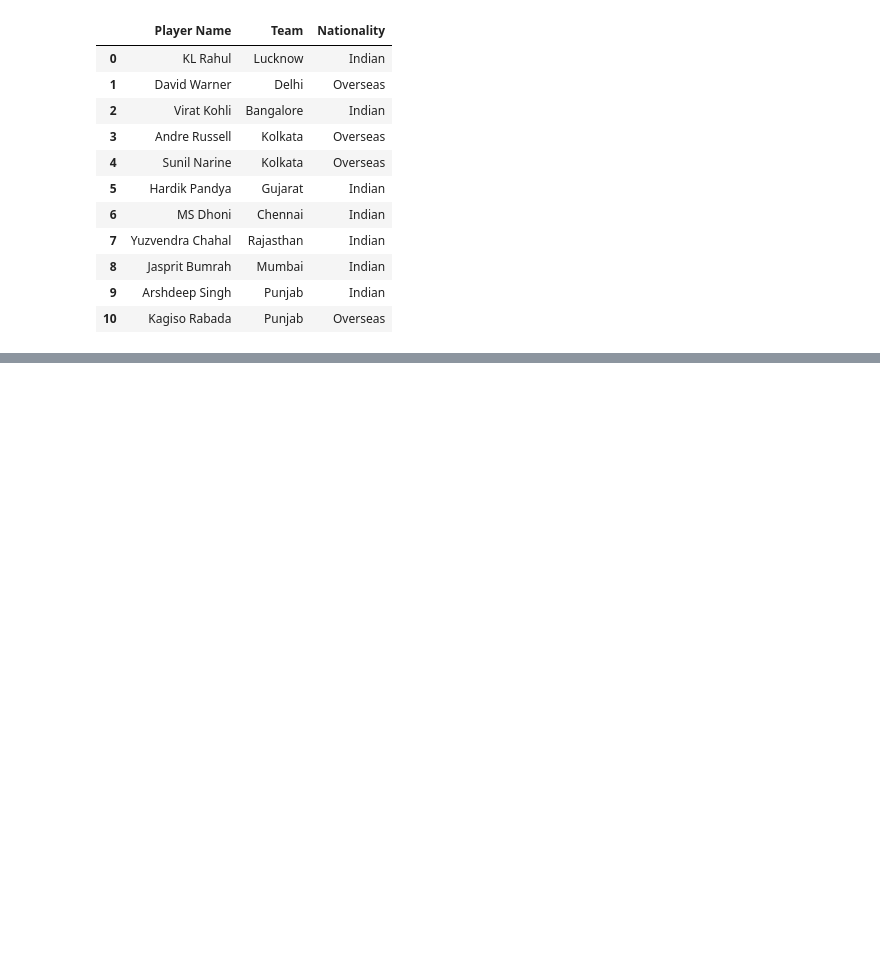
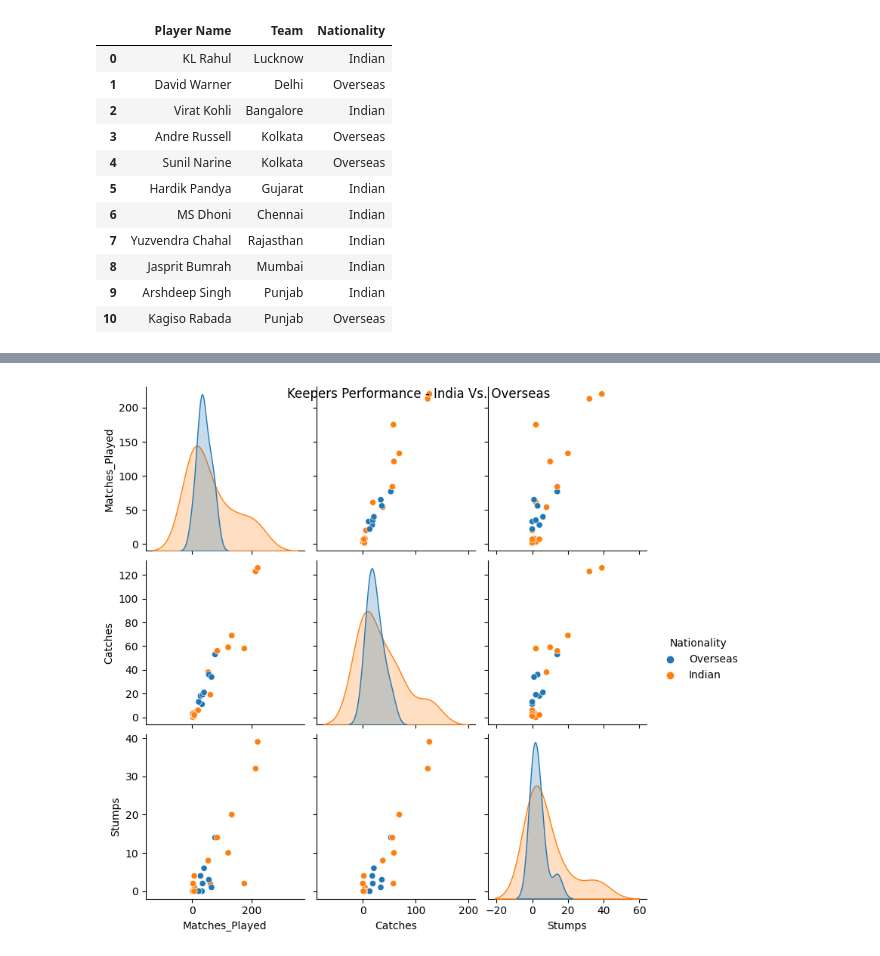
Before and after one commit to Darsh0503/IPL_Dream11_Team_PandasLibrary, a Jupyter notebook: IPL_Dream11_Team.ipynb, the cells around one changed output, grey strips where cells are left out. Saved outputs shown, nothing was run; the diff lists cells and outputs as text; code cells hidden in the pictures; blank space fills up the shorter version.

```diff
--- a/IPL_Dream11_Team.ipynb
+++ b/IPL_Dream11_Team.ipynb
@@ -697,0 +710,6 @@ Final_team.reset_index(drop=True)
+# %%
+sns.pairplot(Keepers,vars=['Matches_Played','Catches','Stumps'],hue='Nationality')
+plt.suptitle('Keepers Performance - India Vs. Overseas')
+plt.show()
+# %% [output]
+[figure, added]
```
Also changed, not shown: parts of 2 cells of this notebook.
